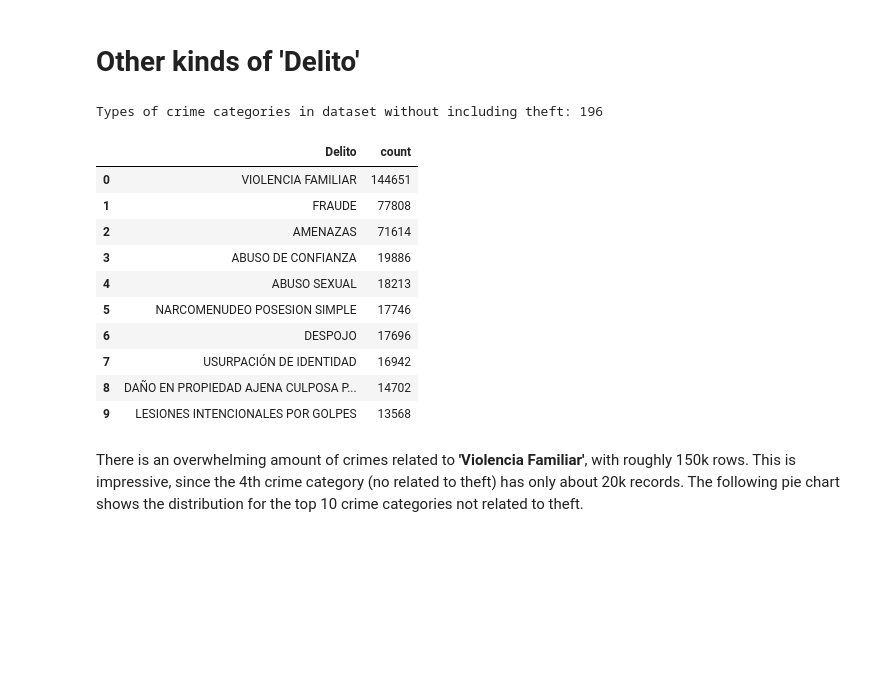
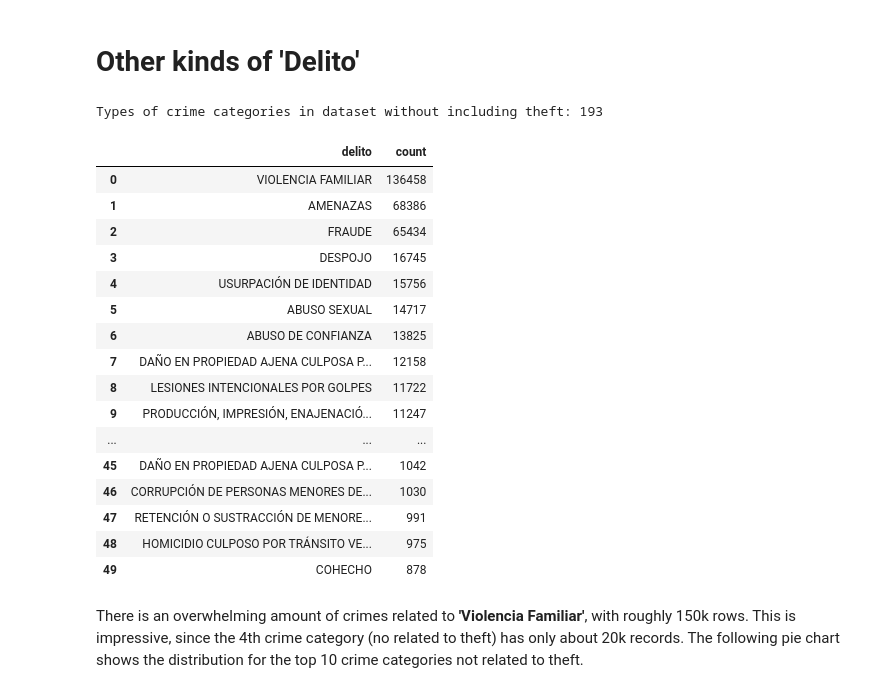
Before and after one commit to marcocasillas91/sdc-security, a Jupyter notebook: notebooks/first_eda.ipynb, the cells around one changed output. Drawn from its saved outputs; the diff is of its cells as text; code cells hidden in the pictures; blank space fills up the shorter version.

```diff
--- a/notebooks/first_eda.ipynb
+++ b/notebooks/first_eda.ipynb
@@ -24,3 +24,25 @@ df_raw.head()
 | 3 | 8324435.0 | 2019 | Enero | 2019-01-04 | ROBO DE VEHICULO DE SERVICIO PART... | ROBO DE VEHÍCULO CON Y SIN VIOLENCIA | Masculino | 35.0 | FISICA | ... |
 | 4 | 8324438.0 | 2019 | Enero | 2019-01-04 | ROBO DE MOTOCICLETA SIN VIOLENCIA | ROBO DE VEHÍCULO CON Y SIN VIOLENCIA | Masculino | NaN | FISICA | ... |
 5 rows × 22 columns
+# %%
+#Change column names
+df_raw.rename(columns = lambda x : x.lower() , inplace = True)
+df_raw.columns = df_raw.columns.str.replace('ñ', 'ni')
+df_raw.rename(columns = {"latitud":"crimen_lat", "longitud":"crimen_lon"} , inplace = True)
+#del df_raw['municipio_hechos']
+
+columns_to_dropna = df_raw.columns.drop('edad')
+df = df_raw.dropna(subset = columns_to_dropna).copy()
+
+print('Original crime dataset shape is: {}'.format(df_raw.shape))
+print('The shape of the new crime dataset without null values is: {}'.format(df.shape))
+
+df["idcarpeta"]  = df["idcarpeta"].round().astype(int)
+df["anio_hecho"] = df["anio_hecho"].round().astype(int)
+df["idcarpeta"]  = df["idcarpeta"].round().astype(int)
+
+average              = df['edad'].mean()
+df["edad"]       = df["edad"].fillna(average)
+df["edad"]       = df["edad"].round().astype(int)
+
+df.head()
@@ -126,29 +157,35 @@ plt.show()
 # %% [markdown]
 # Other kinds of 'Delito'
 # %%
-df_no_robos = df_raw[~df_raw['Delito'].str.contains("ROBO")]
+df_no_robos = df[~df['delito'].str.contains("ROBO")]
 
-print("Types of crime categories in dataset without including theft: {}\n".format(df_no_robos.Delito.unique().size))
+print("Types of crime categories in dataset without including theft: {}\n".format(df_no_robos.delito.unique().size))
 # %% [output]
-Types of crime categories in dataset without including theft: 196
+Types of crime categories in dataset without including theft: 193
 # %%
-df_no_robos2 = df_no_robos.groupby(['Delito']).size()\
+df_no_robos2 = df_no_robos.groupby(['delito']).size()\
                 .sort_values(ascending=False)\
                 .reset_index(name='count')
 
-df_no_robos2.head(10)
+df_no_robos2.head(50)
 # %% [output]
-|  | Delito | count |
-| 0 | VIOLENCIA FAMILIAR | 144651 |
-| 1 | FRAUDE | 77808 |
-| 2 | AMENAZAS | 71614 |
-| 3 | ABUSO DE CONFIANZA | 19886 |
-| 4 | ABUSO SEXUAL | 18213 |
-| 5 | NARCOMENUDEO POSESION SIMPLE | 17746 |
-| 6 | DESPOJO | 17696 |
-| 7 | USURPACIÓN DE IDENTIDAD | 16942 |
-| 8 | DAÑO EN PROPIEDAD AJENA CULPOSA P... | 14702 |
-| 9 | LESIONES INTENCIONALES POR GOLPES | 13568 |
+|  | delito | count |
+| 0 | VIOLENCIA FAMILIAR | 136458 |
+| 1 | AMENAZAS | 68386 |
+| 2 | FRAUDE | 65434 |
+| 3 | DESPOJO | 16745 |
+| 4 | USURPACIÓN DE IDENTIDAD | 15756 |
+| 5 | ABUSO SEXUAL | 14717 |
+| 6 | ABUSO DE CONFIANZA | 13825 |
+| 7 | DAÑO EN PROPIEDAD AJENA CULPOSA P... | 12158 |
+| 8 | LESIONES INTENCIONALES POR GOLPES | 11722 |
+| 9 | PRODUCCIÓN, IMPRESIÓN, ENAJENACIÓ... | 11247 |
+| ... | ... | ... |
+| 45 | DAÑO EN PROPIEDAD AJENA CULPOSA P... | 1042 |
+| 46 | CORRUPCIÓN DE PERSONAS MENORES DE... | 1030 |
+| 47 | RETENCIÓN O SUSTRACCIÓN DE MENORE... | 991 |
+| 48 | HOMICIDIO CULPOSO POR TRÁNSITO VE... | 975 |
+| 49 | COHECHO | 878 |
 # %% [markdown]
 There is an overwhelming amount of crimes related to **'Violencia Familiar'**, with roughly 150k rows. This is impressive, since the 4th crime category (no related to theft) has only about 20k records. The following pie chart shows the distribution for the top 10 crime categories not related to theft.
 # %%
```
Also changed, not shown: parts of 32 cells of this notebook, 1 other file.
